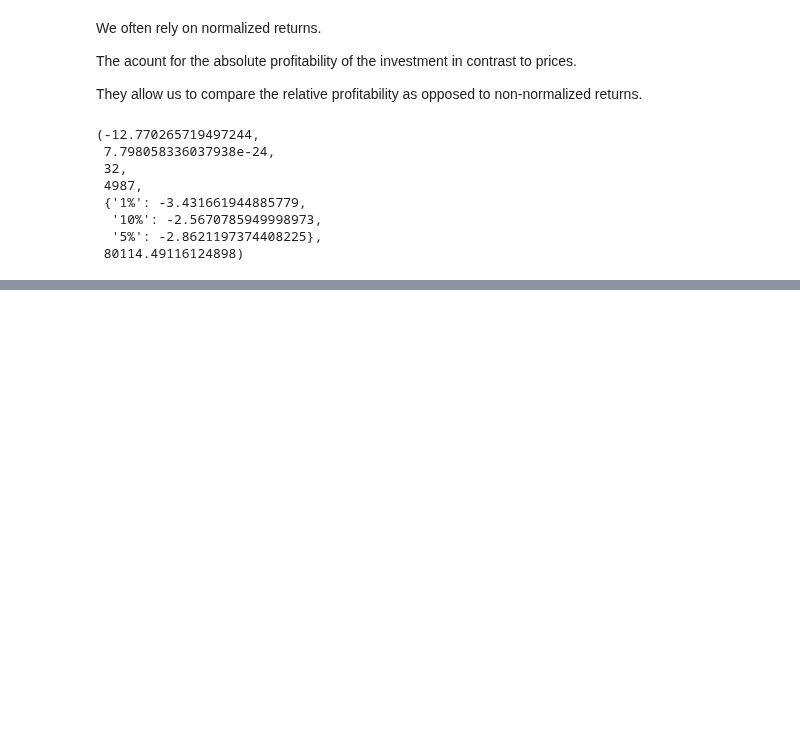
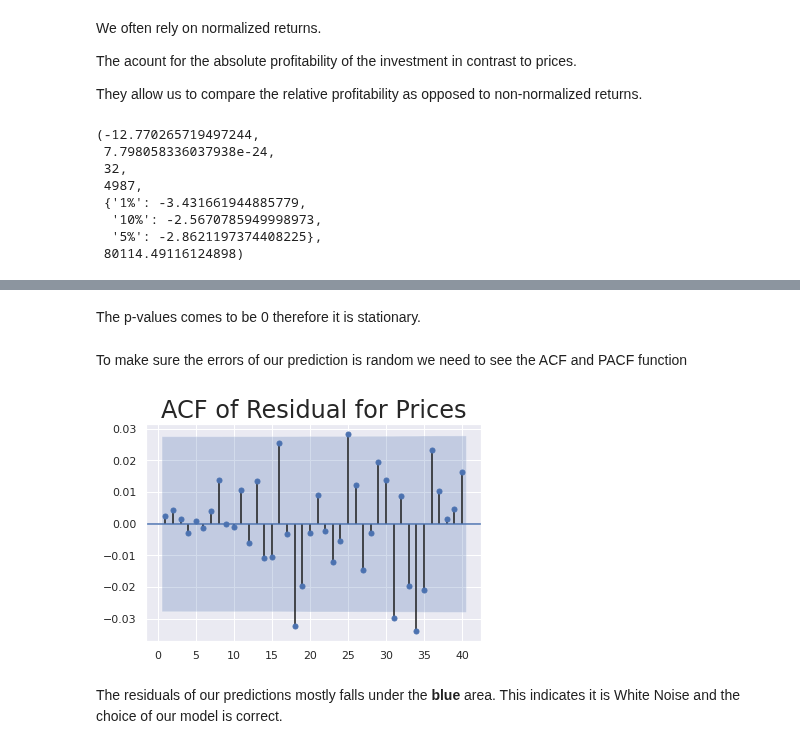
Before and after one commit to Priyo-prog/Time-series-analysis, a Jupyter notebook: Auto-Regressive Model/auto_regressive_model.ipynb, the cells around one changed output, grey strips where cells are left out. Saved outputs shown, nothing was run; the diff lists cells and outputs as text; code cells hidden in the pictures; blank space fills up the shorter version.

```diff
--- a/Auto-Regressive Model/auto_regressive_model.ipynb
+++ b/Auto-Regressive Model/auto_regressive_model.ipynb
@@ -249,0 +296,5 @@ AR.4           -2.6029           -0.0000j            2.6029           -0.5000
+# %%
+model_ar_7 = ARMA(df.market_value, order=(7,0),)
+results_ar_7 = model_ar_7.fit()
+print(results_ar_7.summary())
+print("\n LLR test p-value : " + str(llr_test(model_ar_6, model_ar_7)))
@@ -424,0 +590,2 @@ sts.adfuller(df.norm_ret)
+# %%
+df['res_price'] = results_ar_7.resid
@@ -424,0 +615,12 @@ sts.adfuller(df.norm_ret)
+# %% [markdown]
+The p-values comes to be 0 therefore it is stationary.
+# %% [markdown]
+To make sure the errors of our prediction is random we need to see the ACF and PACF function
+# %%
+sgt.plot_acf(df.res_price, zero=False, lags=40)
+plt.title('ACF of Residual for Prices', size=24)
+plt.show()
+# %% [output]
+[figure, added]
+# %% [markdown]
+The residuals of our predictions mostly falls under the **blue** area. This indicates it is White Noise and the choice of our model is correct.
```
Also changed, not shown: parts of 22 cells of this notebook.
